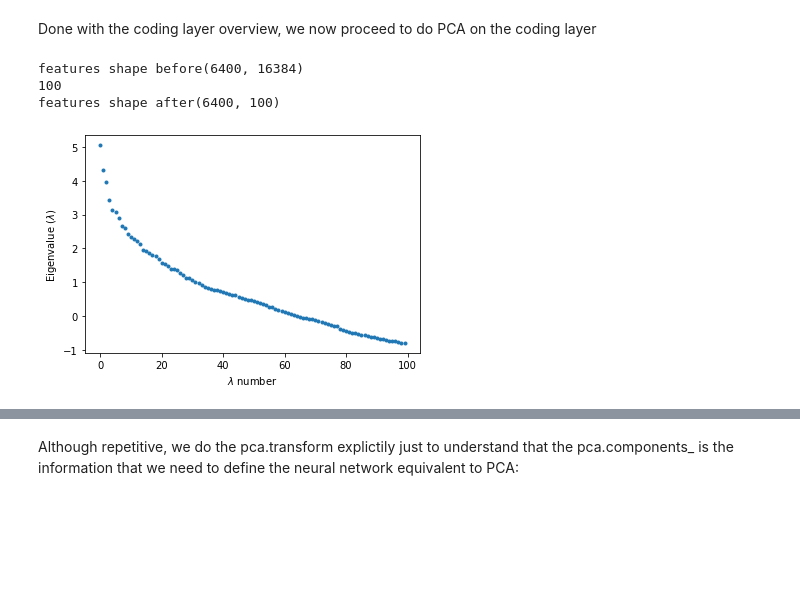
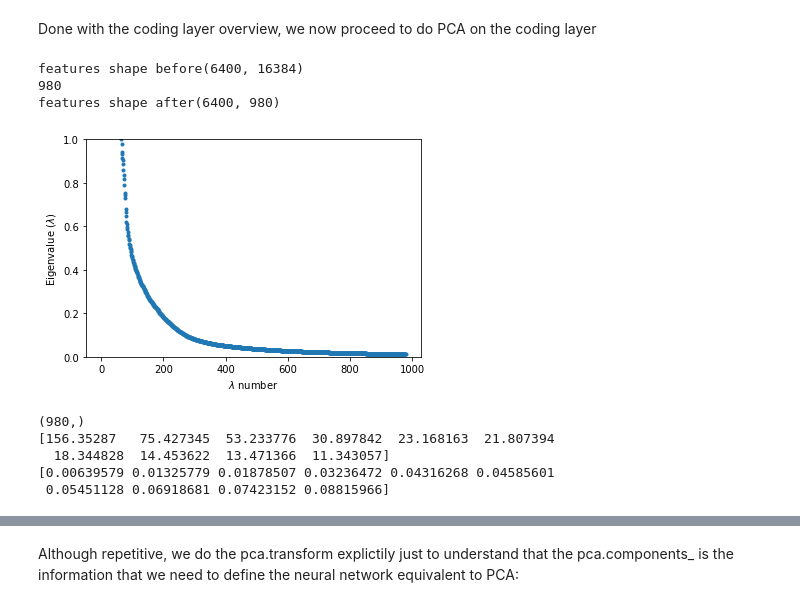
Before and after one commit to Fede112/patches, a Jupyter notebook: cae/output/activations/coding_analysis.ipynb, the cells around one changed output, grey strips where cells are left out. Saved outputs shown, nothing was run; the diff lists cells and outputs as text; code cells hidden in the pictures; blank space fills up the shorter version.

```diff
--- a/cae/output/activations/coding_analysis.ipynb
+++ b/cae/output/activations/coding_analysis.ipynb
@@ -105,7 +106,7 @@ x_centered = x - np.mean(x, axis=0)
 
 # percentage of variance explained: PCA(0.95)
 # can also use: PCA(n_components=2)
-pca = PCA(n_components = num_components)
+pca = PCA(0.99)
 x_centered = pca.fit_transform(x_centered)
 # pca.explained_variance_ are the eigenvalues
 eigenvalues = pca.explained_variance_
@@ -114,14 +115,26 @@ print(len(eigenvalues))
 # print(pca.components_[1,:])
 
 print(f'features shape after{x_centered.shape}')
-
-# Plot eigenvalues
-plt.plot(np.log(eigenvalues), '.')
-plt.ylabel('Eigenvalue $(\lambda)$')
-plt.xlabel('$\lambda$ number')
-plt.show()
 # %% [output]
 features shape before(6400, 16384)
-100
-features shape after(6400, 100)
+980
+features shape after(6400, 980)
-[figure, removed]
+# %%
+# Plot eigenvalues
+plt.plot(eigenvalues, '.')
+plt.ylabel('Eigenvalue $(\lambda)$')
+plt.xlabel('$\lambda$ number')
+plt.ylim([0,1])
+plt.show()
+# %% [output]
+[figure, added]
+# %%
+print(eigenvalues.shape)
+print(eigenvalues[:10])
+print(1./eigenvalues[:10])
+# %% [output]
+(980,)
+[156.35287   75.427345  53.233776  30.897842  23.168163  21.807394
+  18.344828  14.453622  13.471366  11.343057]
+[0.00639579 0.01325779 0.01878507 0.03236472 0.04316268 0.04585601
+ 0.05451128 0.06918681 0.07423152 0.08815966]
```
Also changed, not shown: parts of 12 cells of this notebook, 3 other files.
